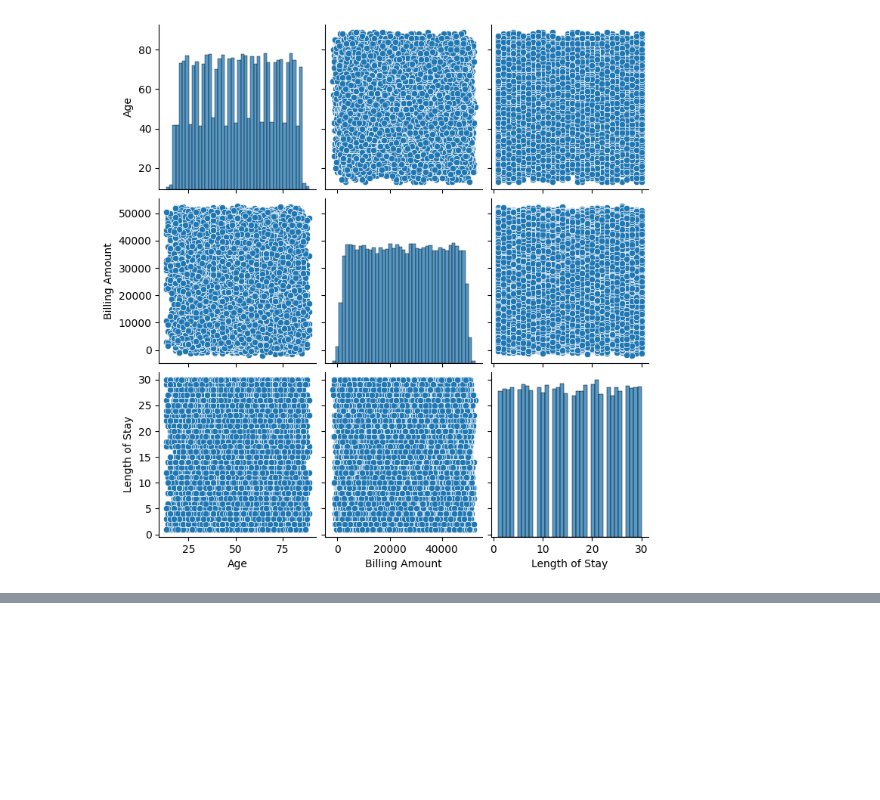
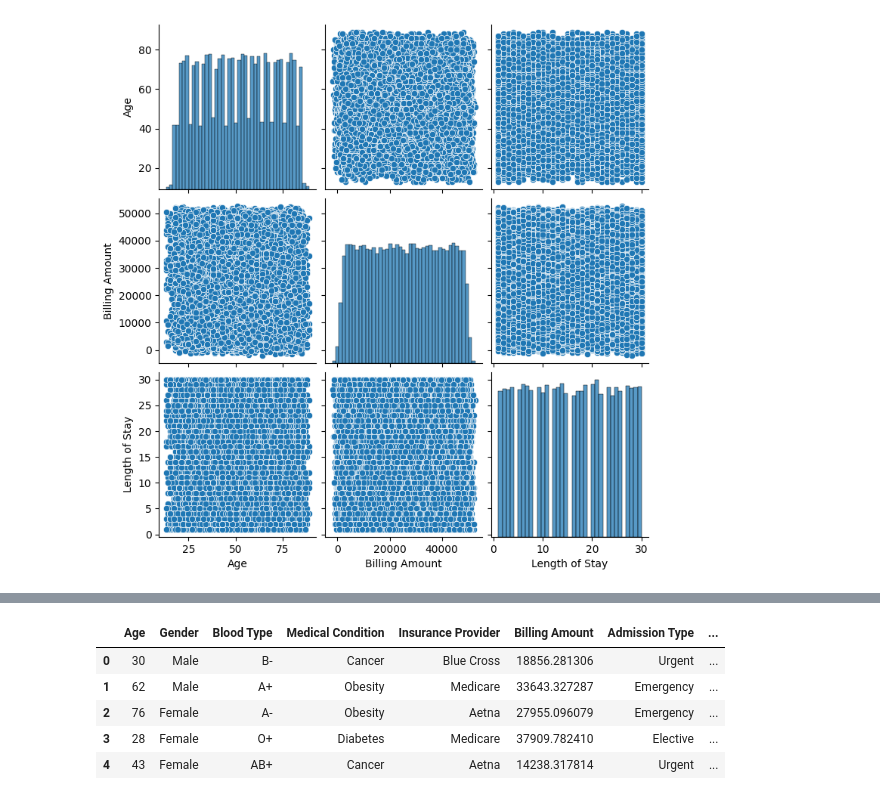
Before and after one commit to sainibunty2309-del/Healthcare-Prediction, a Jupyter notebook: healthcare.ipynb, the cells around one changed output, grey strips where cells are left out. Cells and saved outputs as stored; diff of their text form; code cells hidden in the pictures; blank space fills up the shorter version.

```diff
--- a/healthcare.ipynb
+++ b/healthcare.ipynb
@@ -278,0 +303,12 @@ plt.show()
+# %%
+# Fill Missing Values if any exist...
+
+for col in df.columns:
+
+    if df[col].dtype == "object":
+        df[col].fillna(df[col].mode()[0], inplace=True)
+
+    else:
+        df[col].fillna(df[col].median(), inplace=True)
+
+print("Missing Values Filled")
@@ -278,0 +334,13 @@ plt.show()
+# %%
+# Convert Date Columns
+
+df["Date of Admission"] = pd.to_datetime(df["Date of Admission"])
+df["Discharge Date"] = pd.to_datetime(df["Discharge Date"])
+
+# Create New Feature
+
+df["Length of Stay"] = (
+    df["Discharge Date"] - df["Date of Admission"]
+).dt.days
+
+df[["Date of Admission","Discharge Date","Length of Stay"]].head()
@@ -278,0 +354,22 @@ plt.show()
+# %%
+# Drop Columns
+
+df = df.drop(
+    columns=[
+        "Name",
+        "Doctor",
+        "Hospital",
+        "Room Number",
+        "Date of Admission",
+        "Discharge Date"
+    ]
+)
+
+df.head()
+# %% [output]
+|  | Age | Gender | Blood Type | Medical Condition | Insurance Provider | Billing Amount | Admission Type | ... |
+| 0 | 30 | Male | B- | Cancer | Blue Cross | 18856.281306 | Urgent | ... |
+| 1 | 62 | Male | A+ | Obesity | Medicare | 33643.327287 | Emergency | ... |
+| 2 | 76 | Female | A- | Obesity | Aetna | 27955.096079 | Emergency | ... |
+| 3 | 28 | Female | O+ | Diabetes | Medicare | 37909.782410 | Elective | ... |
+| 4 | 43 | Female | AB+ | Cancer | Aetna | 14238.317814 | Urgent | ... |
```
Also changed, not shown: parts of 10 cells of this notebook.
